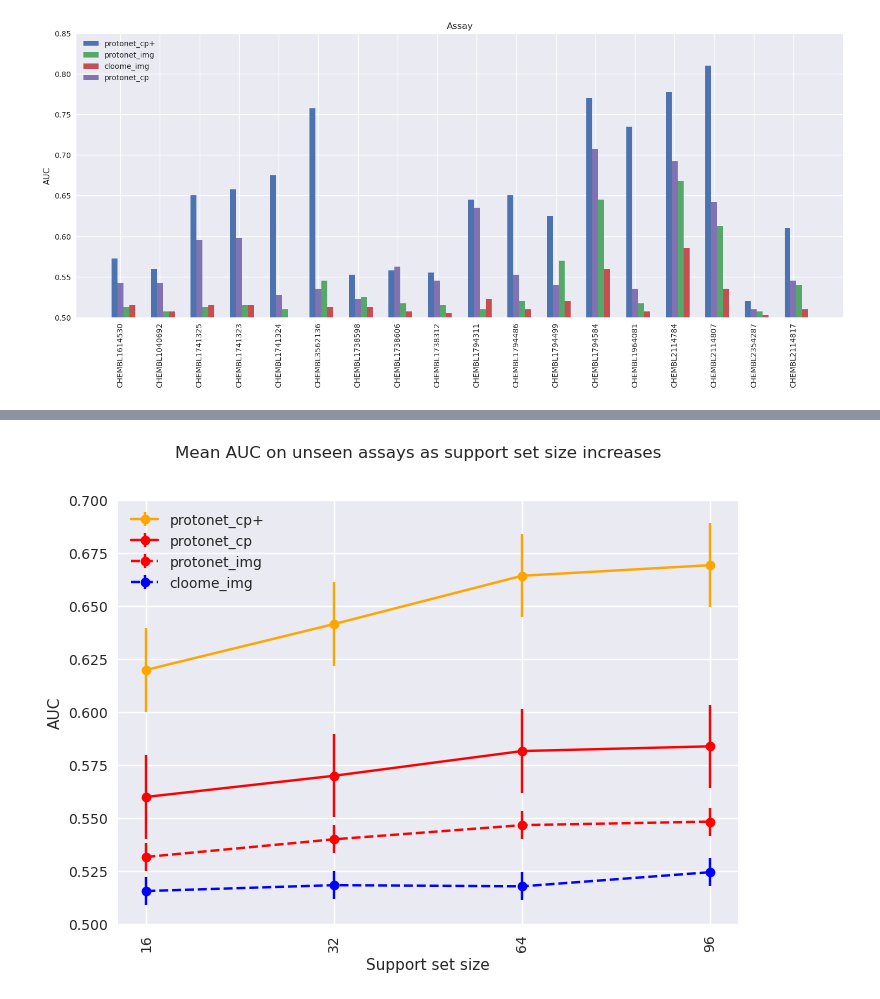
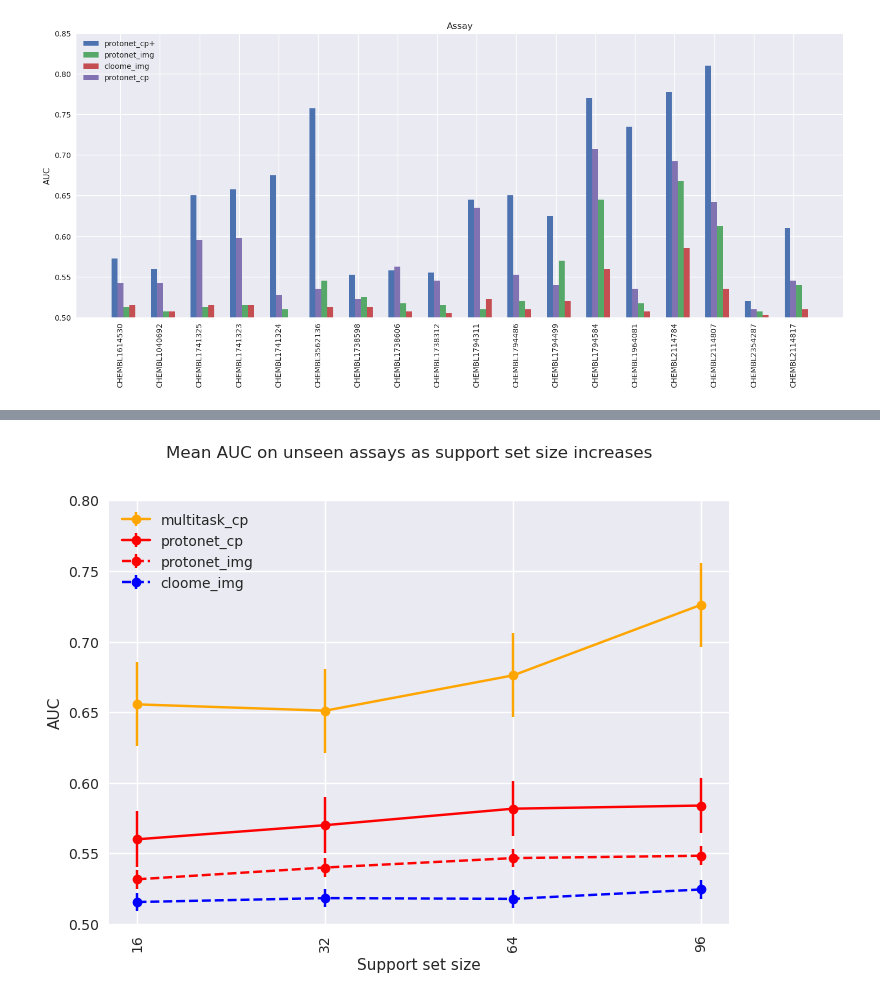
Before and after one commit to son-ha-264/FSL_CP, a Jupyter notebook: result/notebook/model_comparision.ipynb, the cells around one changed output, grey strips where cells are left out. Saved outputs shown, nothing was run; the diff lists cells and outputs as text; code cells hidden in the pictures.

```diff
--- a/result/notebook/model_comparision.ipynb
+++ b/result/notebook/model_comparision.ipynb
@@ -7,6 +7,7 @@ import seaborn as sns
 df_proto_cp_result = pd.read_csv('../result_summary/protonet_cp_result_summary.csv')
 df_proto_cp_plus_result = pd.read_csv('../result_summary/protonet_cp+_result_summary.csv')
 df_multitask_cp_plus_result = pd.read_csv('../result_summary/multitask_cp+_result_summary.csv')
+df_multitask_cp_result = pd.read_csv('../result_summary/multitask_cp_result_summary.csv')
 
 df_proto_img_result = pd.read_csv('../result_summary/protonet_img_result_summary.csv')
 df_cloome_img_result = pd.read_csv('../result_summary/cloome_img_result_summary.csv')
@@ -26,6 +27,11 @@ proto_cp_plus_after_32 = np.array([float(df_proto_cp_plus_result['32_auc_after_t
 proto_cp_plus_after_64 = np.array([float(df_proto_cp_plus_result['64_auc_after_train'][i].split('+/-')[0]) for i in range(len(df_proto_cp_plus_result))])
 proto_cp_plus_after_96 = np.array([float(df_proto_cp_plus_result['96_auc_after_train'][i].split('+/-')[0]) for i in range(len(df_proto_cp_plus_result))])
 
+proto_cp_after_16 = np.array([float(df_proto_cp_result['16_auc_after_train'][i].split('+/-')[0]) for i in range(len(df_proto_cp_result))])
+proto_cp_after_32 = np.array([float(df_proto_cp_result['32_auc_after_train'][i].split('+/-')[0]) for i in range(len(df_proto_cp_result))])
+proto_cp_after_64 = np.array([float(df_proto_cp_result['64_auc_after_train'][i].split('+/-')[0]) for i in range(len(df_proto_cp_result))])
+proto_cp_after_96 = np.array([float(df_proto_cp_result['96_auc_after_train'][i].split('+/-')[0]) for i in range(len(df_proto_cp_result))])
+
 cloome_img_16 = np.array([float(df_cloome_img_result['16'][i].split('+/-')[0]) for i in range(len(df_cloome_img_result))])
 cloome_img_32 = np.array([float(df_cloome_img_result['32'][i].split('+/-')[0]) for i in range(len(df_cloome_img_result))])
 cloome_img_64 = np.array([float(df_cloome_img_result['64'][i].split('+/-')[0]) for i in range(len(df_cloome_img_result))])
@@ -35,6 +41,11 @@ multitask_cp_plus_16 = np.array([float(df_multitask_cp_plus_result['16'][i].spli
 multitask_cp_plus_32 = np.array([float(df_multitask_cp_plus_result['32'][i].split('+/-')[0]) for i in range(len(df_multitask_cp_plus_result))])
 multitask_cp_plus_64 = np.array([float(df_multitask_cp_plus_result['64'][i].split('+/-')[0]) for i in range(len(df_multitask_cp_plus_result))])
 multitask_cp_plus_96 = np.array([float(df_multitask_cp_plus_result['96'][i].split('+/-')[0]) for i in range(len(df_multitask_cp_plus_result))])
+
+multitask_cp_16 = np.array([float(df_multitask_cp_result['16'][i].split('+/-')[0]) for i in range(len(df_multitask_cp_result))])
+multitask_cp_32 = np.array([float(df_multitask_cp_result['32'][i].split('+/-')[0]) for i in range(len(df_multitask_cp_result))])
+multitask_cp_64 = np.array([float(df_multitask_cp_result['64'][i].split('+/-')[0]) for i in range(len(df_multitask_cp_result))])
+multitask_cp_96 = np.array([float(df_multitask_cp_result['96'][i].split('+/-')[0]) for i in range(len(df_multitask_cp_result))])
 # %%
 # Improvements for each assay
 avg_proto_cp = np.mean([proto_cp_after_16, proto_cp_after_32, proto_cp_after_64, proto_cp_after_96], axis=0)
@@ -85,34 +170,35 @@ with plt.style.context(['seaborn-v0_8-deep', 'seaborn']):
 avg_protonet_cp_plus = [np.mean(proto_cp_plus_after_16), np.mean(proto_cp_plus_after_32), np.mean(proto_cp_plus_after_64), np.mean(proto_cp_plus_after_96)]
 avg_protonet_cp = [np.mean(proto_cp_after_16), np.mean(proto_cp_after_32), np.mean(proto_cp_after_64), np.mean(proto_cp_after_96)]
 avg_protonet_img = [np.mean(proto_img_after_16), np.mean(proto_img_after_32), np.mean(proto_img_after_64), np.mean(proto_img_after_96)]
 avg_cloome_img = [np.mean(cloome_img_16), np.mean(cloome_img_32), np.mean(cloome_img_64), np.mean(cloome_img_96)]
 avg_multitask_cp_plus = [np.mean(multitask_cp_plus_16), np.mean(multitask_cp_plus_32), np.mean(multitask_cp_plus_64), np.mean(multitask_cp_plus_96)]
+avg_multitask_cp = [np.mean(multitask_cp_16), np.mean(multitask_cp_32), np.mean(multitask_cp_64), np.mean(multitask_cp_96)]
 
 labels = ['16', '32', '64', '96']
 
 with plt.style.context(['seaborn-v0_8-deep', 'seaborn']):
-    plt.errorbar(labels, avg_protonet_cp_plus, yerr=np.std(avg_protonet_cp_plus), color='orange', label='protonet_cp+', marker='o')
+    plt.errorbar(labels, avg_multitask_cp, yerr=np.std(avg_multitask_cp), color='orange', label='multitask_cp', marker='o')
     #plt.errorbar(labels, avg_multitask_cp_plus, yerr=np.std(avg_multitask_cp_plus), color='green', label='multitask_cp+', marker='o')
     plt.errorbar(labels, avg_protonet_cp, yerr=np.std(avg_protonet_cp_plus), color='red', label='protonet_cp', marker='o')
     plt.errorbar(labels, avg_protonet_img, yerr=np.std(avg_protonet_img), color='red', linestyle='dashed', label='protonet_img', marker='o')
     plt.errorbar(labels, avg_cloome_img, yerr=np.std(avg_protonet_img), color='blue', linestyle='dashed', label='cloome_img', marker='o')
 
     # Add some text for labels, title and custom x-axis tick labels, etc.
     plt.ylabel('AUC')
     plt.xlabel('Support set size')
     plt.suptitle('Mean AUC on unseen assays as support set size increases')
     #plt.xticks([])
     plt.legend(loc='upper left')
 
     #ax.bar_label(rects1, padding=3)
     #ax.bar_label(rects2, padding=3)
 
     fig.tight_layout()
 
     plt.tick_params(axis='x', labelrotation=90)
 
-    plt.ylim([0.5, 0.70])
-    plt.savefig("../plots/Model_comparison_lineplot2.png")
+    plt.ylim([0.5, 0.80])
+    plt.savefig("../plots/Model_comparison_lineplot3.png")
     plt.show()
 # %% [output]
-[figure, old version]
+[figure, new version]
```
Also changed, not shown: parts of 4 cells of this notebook, 11 other files.
